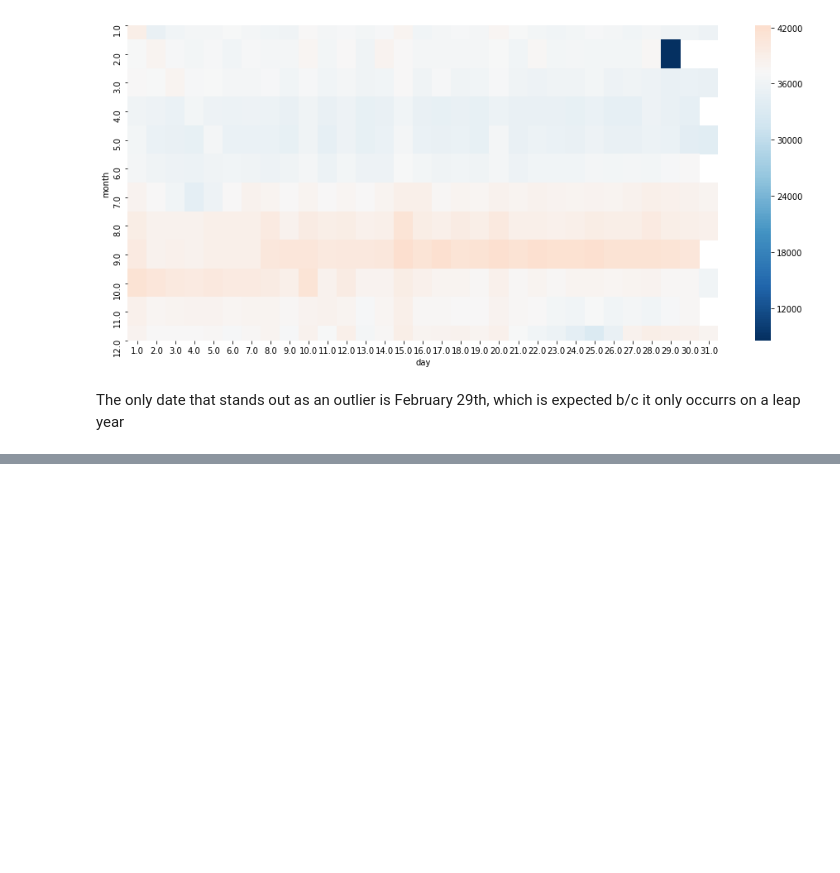
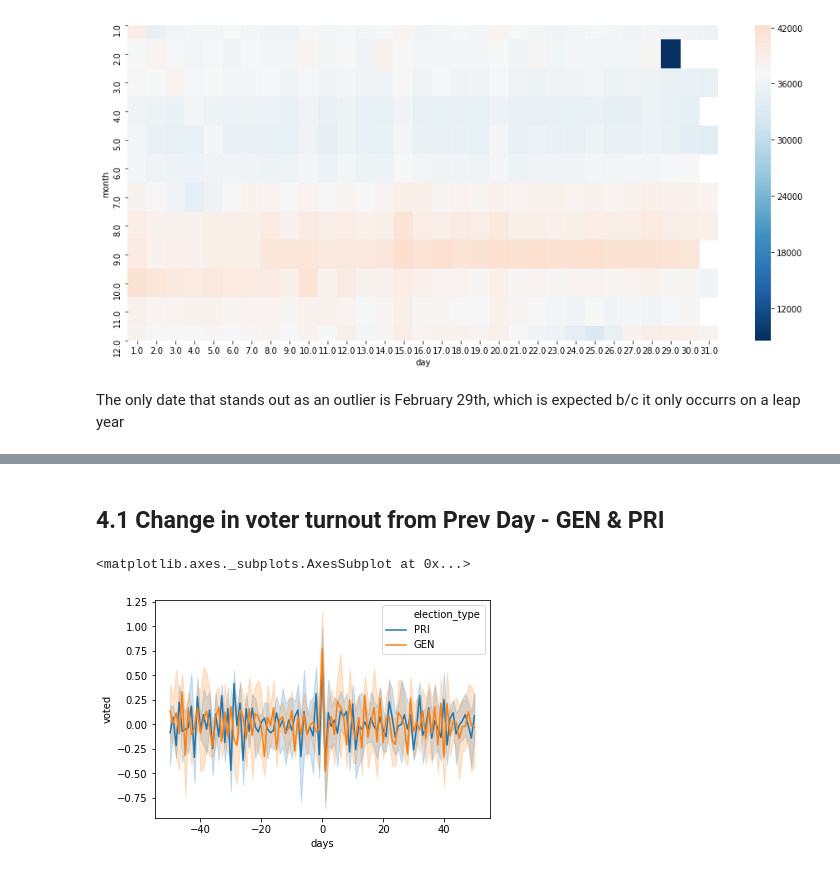
Before and after one commit to soodoku/birthday_voter, a Jupyter notebook: scripts/fl_voter_birthday.ipynb, the cells around one changed output, grey strips where cells are left out. Cells and saved outputs as stored; diff of their text form; code cells hidden in the pictures; blank space fills up the shorter version.

```diff
--- a/scripts/fl_voter_birthday.ipynb
+++ b/scripts/fl_voter_birthday.ipynb
@@ -417,0 +324,13 @@ plt.ylim(-1,.85)
+# %%
+# group by election_date-election_type-days_from_bday and calc voter turnout
+turnout_groupby_days_from_bday = df.groupby(['election_date','election_type','days']).voted.agg(['mean','count','sum']).reset_index().rename(columns={'mean': 'voted', 'count': 'n_total', 'sum': 'n_voters'})
+turnout_groupby_days_from_bday['n_nonvoters'] = turnout_groupby_days_from_bday.n_total - turnout_groupby_days_from_bday.n_voters
+turnout_groupby_days_from_bday['voted'] = turnout_groupby_days_from_bday['voted']*100
+
+# look at 50 days before and after birthday
+turnout_groupby_days_from_bday = turnout_groupby_days_from_bday[turnout_groupby_days_from_bday.days.abs()<52]
+
+# calculate the change in voter turnout from the previous day
+turnout_change_from_prev_day = (turnout_groupby_days_from_bday.set_index(['election_date', 'election_type','days','n_total','n_voters','n_nonvoters']).diff()).reset_index()
+turnout_change_from_prev_day = turnout_change_from_prev_day[turnout_change_from_prev_day.days.abs()<51]
+turnout_change_from_prev_day.head()
@@ -417,0 +344,7 @@ plt.ylim(-1,.85)
+# %% [markdown]
+## 4.1 Change in voter turnout from Prev Day - GEN & PRI
+# %%
+sns.lineplot(x='days', y='voted', hue='election_type',data=turnout_change_from_prev_day)
+# %% [output]
+<matplotlib.axes._subplots.AxesSubplot at 0x...>
+[figure, added]
```
Also changed, not shown: parts of 118 cells of this notebook, 6 other files.
